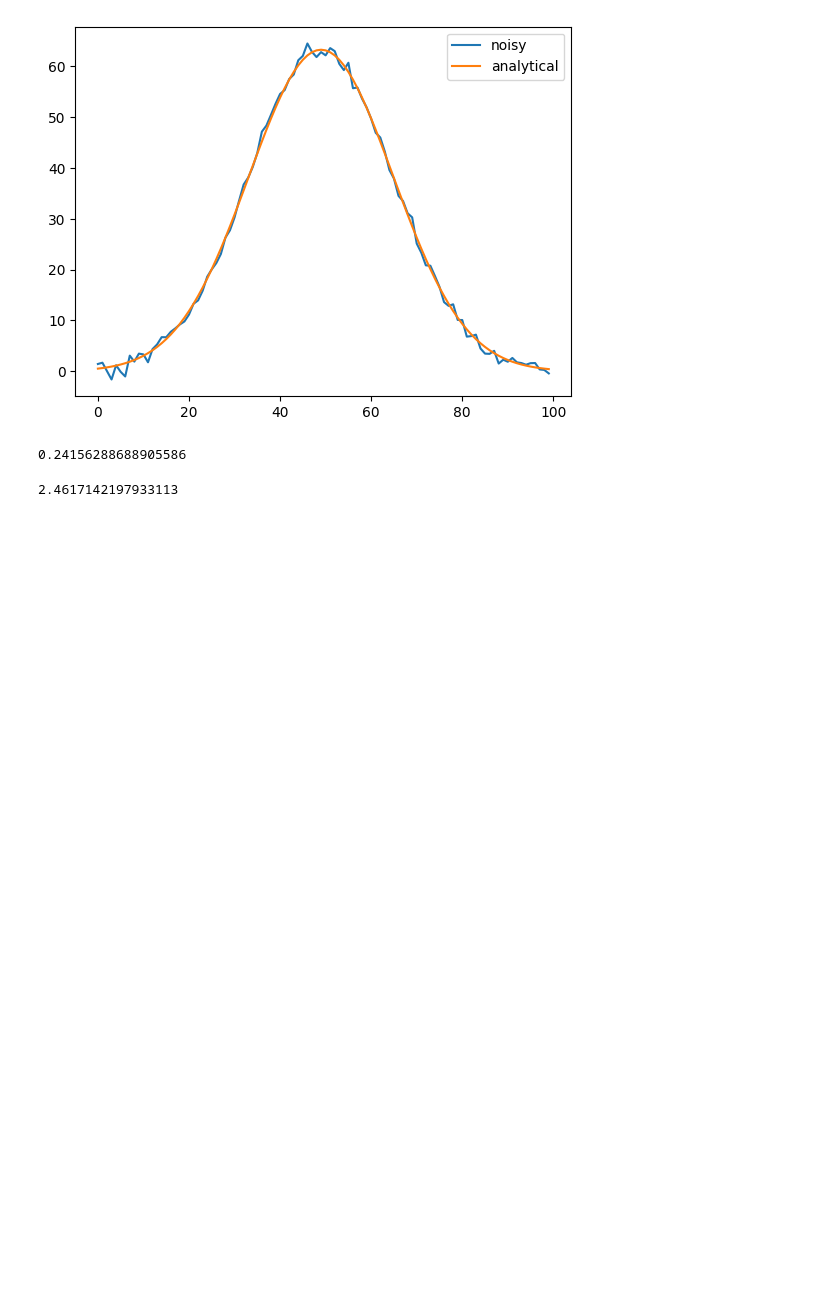
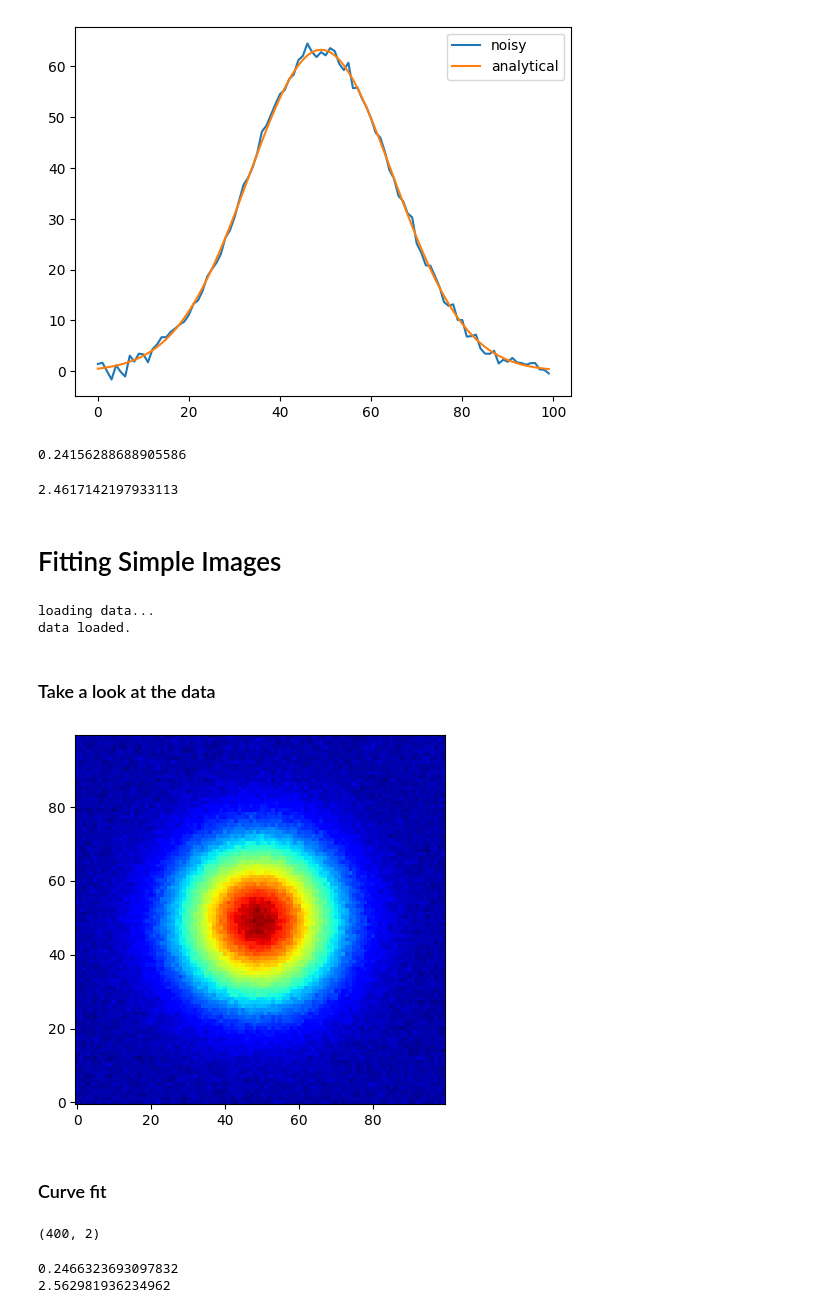
Before and after one commit to alec-gironda/Bose-Einstein-Condensate-NN, a Jupyter notebook: gaussian_fit.ipynb, the cells around one changed output. Drawn from its saved outputs; the diff is of its cells as text; code cells hidden in the pictures; blank space fills up the shorter version.

```diff
--- a/gaussian_fit.ipynb
+++ b/gaussian_fit.ipynb
@@ -910,3 +933,20 @@ out = bz2.BZ2File(o_file,'wb')
 simple_data_tup = (x_simple_data[:400],y_simple_data[:400],x_simple_data[400:],y_simple_data[400:])
 pickle.dump(simple_data_tup,out)
 out.close()
+# %% [markdown]
+# Fitting Simple Images
+# %%
+print("loading data...")
+in_file = bz2.BZ2File("./generated_data/full_generated_data_simple.bz2",'rb')
+data = pickle.load(in_file)
+in_file.close()
+
+print("data loaded.")
+
+x_train_simple = np.asarray(data[0])
+y_train_simple = np.asarray(data[1])
+x_test_simple = np.asarray(data[2])
+y_test_simple = np.asarray(data[3])
+# %% [output]
+loading data...
+data loaded.
@@ -912,0 +956,10 @@ out.close()
+# %% [markdown]
+### Take a look at the data
+# %%
+fig, ax = plt.subplots(1, 1)
+ax.imshow(x_train_simple[9].reshape(100, 100), cmap=plt.cm.jet, origin='lower')
+plt.show()
+# %% [output]
+[figure, added]
+# %% [markdown]
+### Curve fit
@@ -912,0 +988,13 @@ out.close()
+# %%
+full_preds_simple.shape
+# %% [output]
+(400, 2)
+# %%
+fit_T_rmse = mean_squared_error(full_preds[:,0],tmp_y_test_simple[:len(full_preds),0],squared = False)
+print(fit_T_rmse)
+
+fit_N_rmse = mean_squared_error(full_preds[:,1],tmp_y_test_simple[:len(full_preds),1],squared = False)
+print(fit_N_rmse)
+# %% [output]
+0.2466323693097832
+2.562981936234962
```
Also changed, not shown: parts of 15 cells of this notebook.
